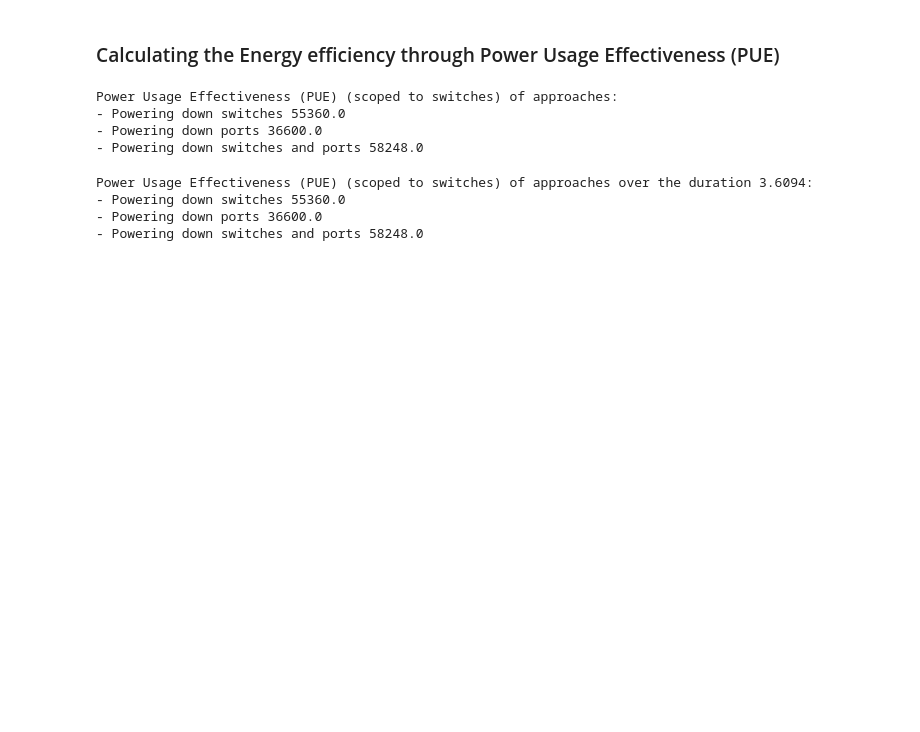
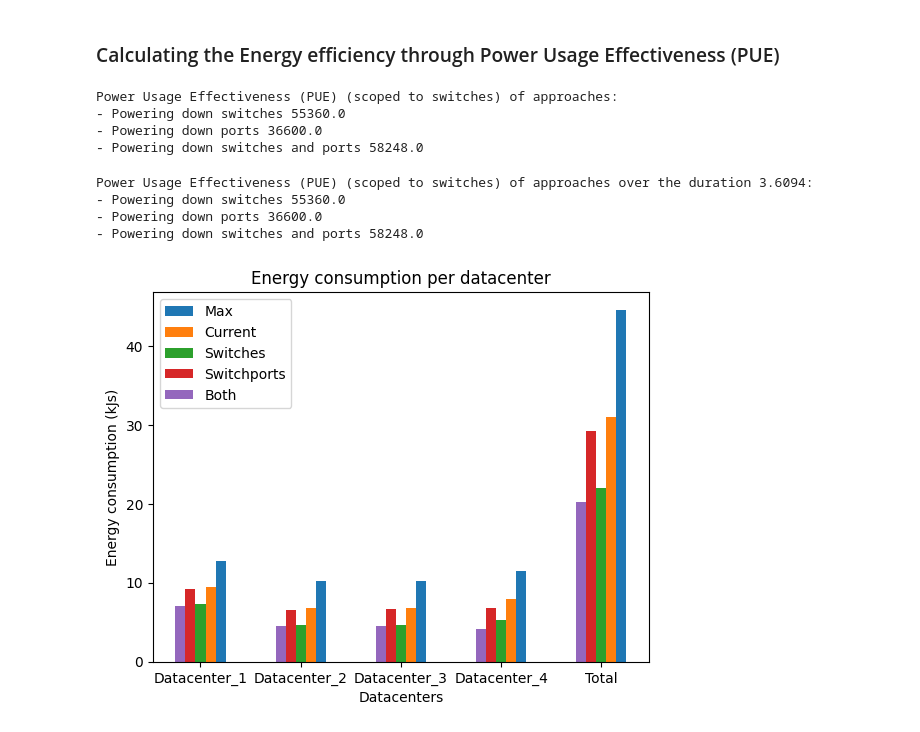
Before and after one commit to KhalidAFarah/cloud-energy-efficiency, a Jupyter notebook: evaluation/network_utilization.ipynb, the cells around one changed output. Saved outputs shown, nothing was run; the diff lists cells and outputs as text; code cells hidden in the pictures; blank space fills up the shorter version.

```diff
--- a/evaluation/network_utilization.ipynb
+++ b/evaluation/network_utilization.ipynb
@@ -1190,3 +1190,20 @@ Power Usage Effectiveness (PUE) (scoped to switches) of approaches over the dura
 - Powering down switches 55360.0
 - Powering down ports 36600.0
 - Powering down switches and ports 58248.0
+# %%
+bar_width = 0.1
+x = np.arange(len(labels) + 1)
+plt.bar(x + bar_width * 2, (np.append(datacenter_max_power, np.sum(datacenter_max_power)) * 1) / 1000, bar_width, label="Max")
+plt.bar(x + bar_width, (np.append(datacenter_current_power, np.sum(datacenter_current_power)) * 1) / 1000, bar_width, label="Current")
+plt.bar(x, (np.append(datacenter_power_down_switches_power, np.sum(datacenter_power_down_switches_power)) * 1) / 1000, bar_width, label="Switches")
+plt.bar(x - bar_width , (np.append(datacenter_power_down_ports_power, np.sum(datacenter_power_down_ports_power)) * 1) / 1000, bar_width, label="Switchports")
+plt.bar(x - bar_width * 2, (np.append(datacenter_power_down_both_power, np.sum(datacenter_power_down_both_power)) * 1) / 1000, bar_width, label="Both")
+plt.xticks(x, np.append(labels, "Total"))
+# plt.figure(figsize=(15,10))
+plt.xlabel("Datacenters")
+plt.ylabel("Energy consumption (kJs)")
+plt.title("Energy consumption per datacenter")
+plt.legend()
+plt.show()
+# %% [output]
+[figure, added]
```
Also changed, not shown: parts of 1 cell of this notebook, 2 other files.
